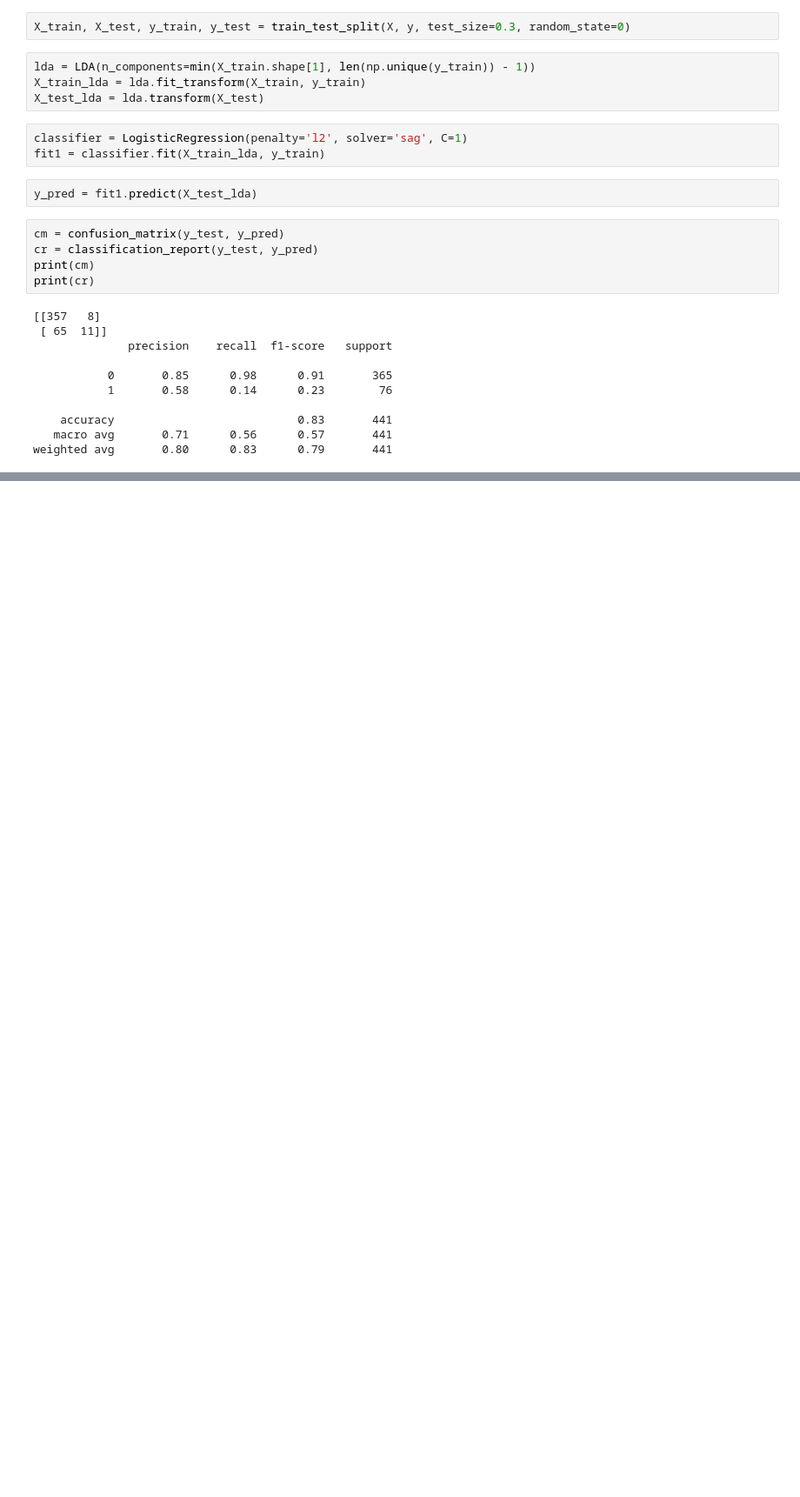
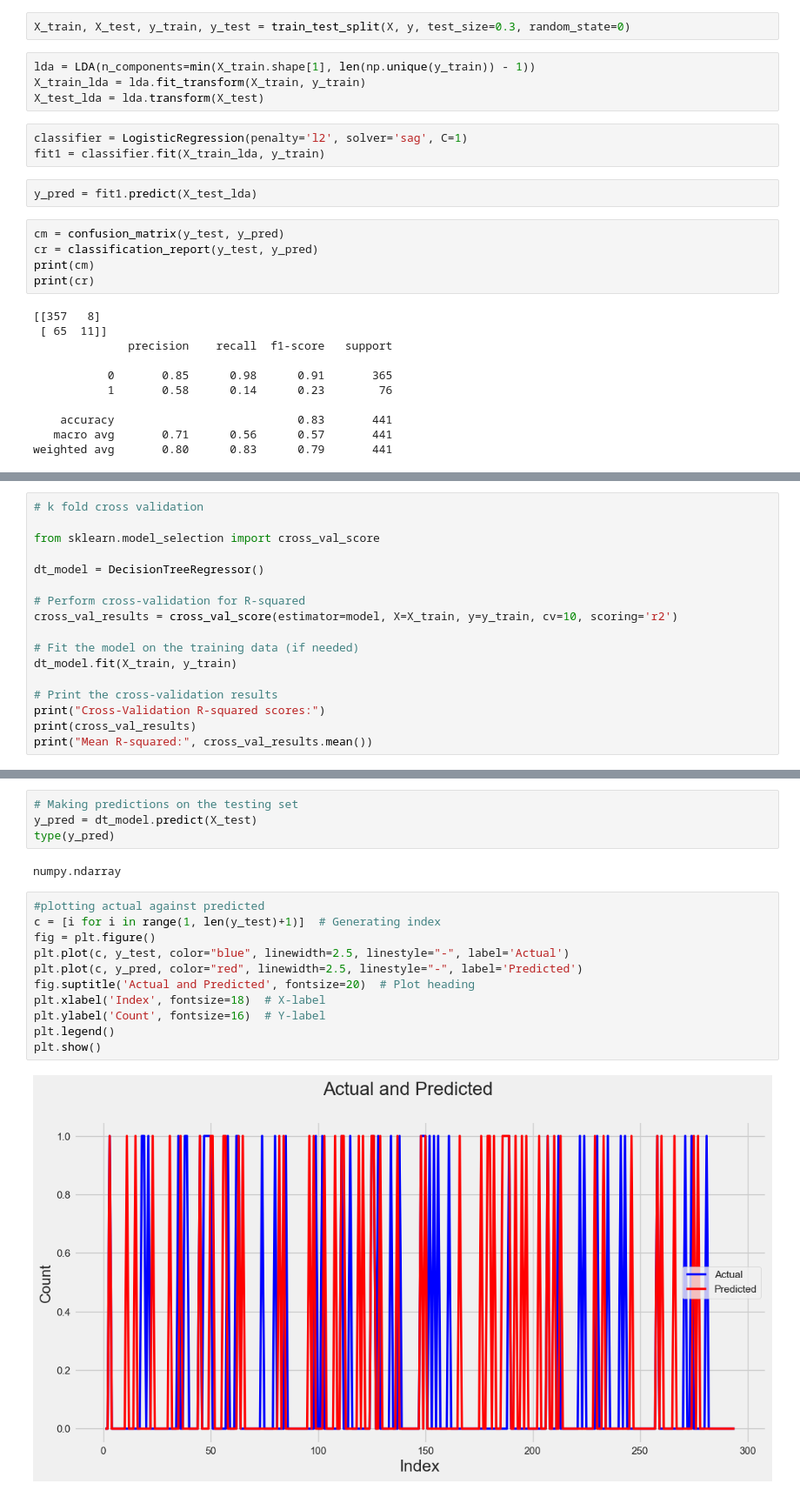
Before and after one commit to CiaraB123/Integrated-CA2, a Jupyter notebook: DF3_LDA_PCA.ipynb, the cells around one changed output, grey strips where cells are left out. Shown at 87% size. Cells and saved outputs as stored; diff of their text form; blank space fills up the shorter version.

```diff
--- a/DF3_LDA_PCA.ipynb
+++ b/DF3_LDA_PCA.ipynb
@@ -291,0 +477,17 @@ print(confusion_matrix(Y_validation, predictions))
+# %%
+# k fold cross validation
+
+from sklearn.model_selection import cross_val_score
+
+dt_model = DecisionTreeRegressor()
+
+# Perform cross-validation for R-squared
+cross_val_results = cross_val_score(estimator=model, X=X_train, y=y_train, cv=10, scoring='r2')
+
+# Fit the model on the training data (if needed)
+dt_model.fit(X_train, y_train)
+
+# Print the cross-validation results
+print("Cross-Validation R-squared scores:")
+print(cross_val_results)
+print("Mean R-squared:", cross_val_results.mean())
@@ -291,0 +510,19 @@ print(confusion_matrix(Y_validation, predictions))
+# %%
+# Making predictions on the testing set
+y_pred = dt_model.predict(X_test)
+type(y_pred)
+# %% [output]
+numpy.ndarray
+# %%
+#plotting actual against predicted
+c = [i for i in range(1, len(y_test)+1)]  # Generating index
+fig = plt.figure()
+plt.plot(c, y_test, color="blue", linewidth=2.5, linestyle="-", label='Actual')
+plt.plot(c, y_pred, color="red", linewidth=2.5, linestyle="-", label='Predicted')
+fig.suptitle('Actual and Predicted', fontsize=20)  # Plot heading
+plt.xlabel('Index', fontsize=18)  # X-label
+plt.ylabel('Count', fontsize=16)  # Y-label
+plt.legend()
+plt.show()
+# %% [output]
+[figure, added]
```
Also changed, not shown: parts of 64 cells of this notebook.
